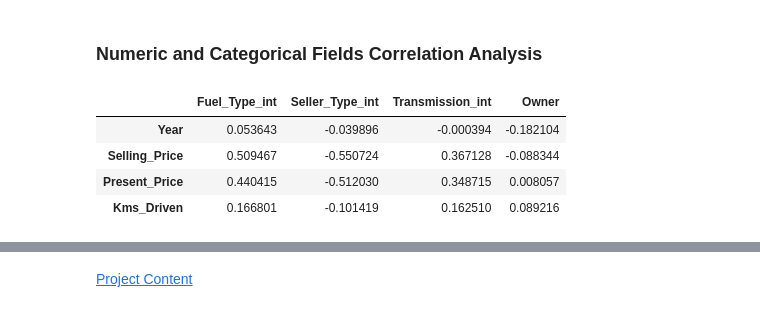
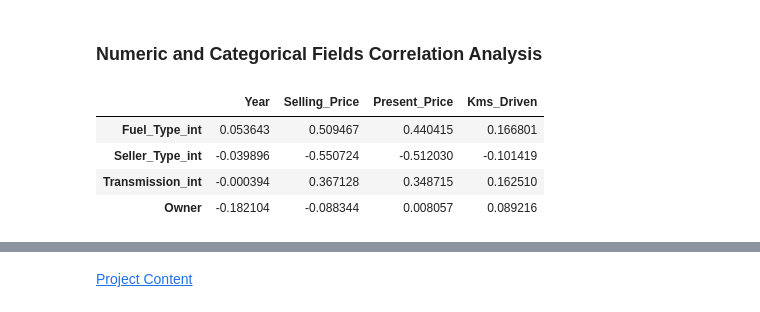
Before and after one commit to mamishere/Car-Dataset, a Jupyter notebook: Car-Dataset.ipynb, the cells around one changed output, grey strips where cells are left out. Saved outputs shown, nothing was run; the diff lists cells and outputs as text; code cells hidden in the pictures.

```diff
--- a/Car-Dataset.ipynb
+++ b/Car-Dataset.ipynb
@@ -250,19 +383,21 @@ title_font = {"family" : "arial", "color" : "k", "weight" : "bold", "size" : 14}
 text_font = {"family" : "arial", "color" : "k", "size" : 10}
 
 colors = ["#4D455D", "#E96479", "#865DFF"]
-explode = (0.3,)
+explode = (0.1,)
+
+figure, axis = plt.subplots(1, 4, figsize = (30, 40))
 
 for field in cat_f:
 
-    fig, ax = plt.subplots(figsize = (7, 7))
     field_unique_values_list = list(df[field].unique())
+    i = cat_f.index(field)
 
-    ax.pie((np.array(df[field].value_counts())),
-            labeldistance = 100, startangle = 110, colors = colors, shadow = True,
-            explode = explode * len(np.array(df[field].value_counts())))
+    axis[i].pie((np.array(df[field].value_counts())),
+                labeldistance = 100, startangle = 110, colors = colors, shadow = True,
+                explode = explode * len(np.array(df[field].value_counts())))
 
-    ax.axis("equal")
-    ax.legend(field_unique_values_list, loc = "upper right", frameon = False)
+    axis[i].set_title(cat_f[i], fontdict = title_font)
+    axis[i].legend(field_unique_values_list, loc = "upper right", frameon = False)
 
-    plt.title(field, fontdict = title_font)
+plt.show()
 # %% [output]
@@ -294,7 +408,0 @@ cat_dict
-# %%
-for field in cat_f[:-1]:
-
-    df[field + "_int"] = df[field]
-    df[field + "_int"].replace(cat_dict[field + "_str"], cat_dict[field + "_int"], inplace = True)
-
-df
@@ -314,0 +409,4 @@ df
+# %%
+df = f_cat_to_int(df, fields = cat_f[:-1])
+
+df
@@ -419,11 +493,11 @@ sorted_correlation_function(df, cat_f_int + ["Selling_Price"], target_field = "S
 # %% [markdown]
 ### Numeric and Categorical Fields Correlation Analysis
 # %%
-((df[cat_f_int + num_f].corr()[num_f]).T)[cat_f_int]
+f_sorted_correlations(df, cat_num = [cat_f_int, num_f])
 # %% [output]
-|  | Fuel_Type_int | Seller_Type_int | Transmission_int | Owner |
-| Year | 0.053643 | -0.039896 | -0.000394 | -0.182104 |
-| Selling_Price | 0.509467 | -0.550724 | 0.367128 | -0.088344 |
-| Present_Price | 0.440415 | -0.512030 | 0.348715 | 0.008057 |
-| Kms_Driven | 0.166801 | -0.101419 | 0.162510 | 0.089216 |
+|  | Year | Selling_Price | Present_Price | Kms_Driven |
+| Fuel_Type_int | 0.053643 | 0.509467 | 0.440415 | 0.166801 |
+| Seller_Type_int | -0.039896 | -0.550724 | -0.512030 | -0.101419 |
+| Transmission_int | -0.000394 | 0.367128 | 0.348715 | 0.162510 |
+| Owner | -0.182104 | -0.088344 | 0.008057 | 0.089216 |
 # %%
```
Also changed, not shown: parts of 22 cells of this notebook.
